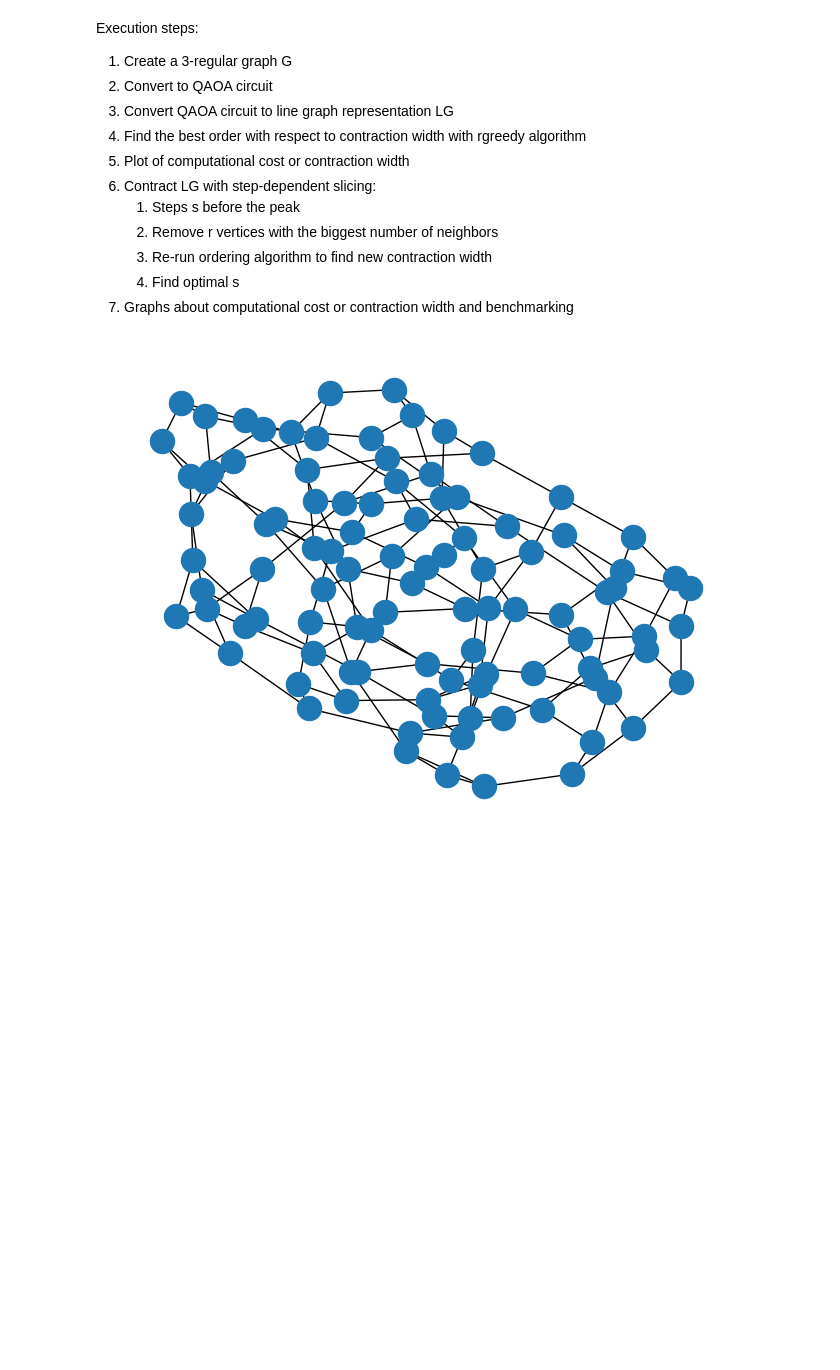
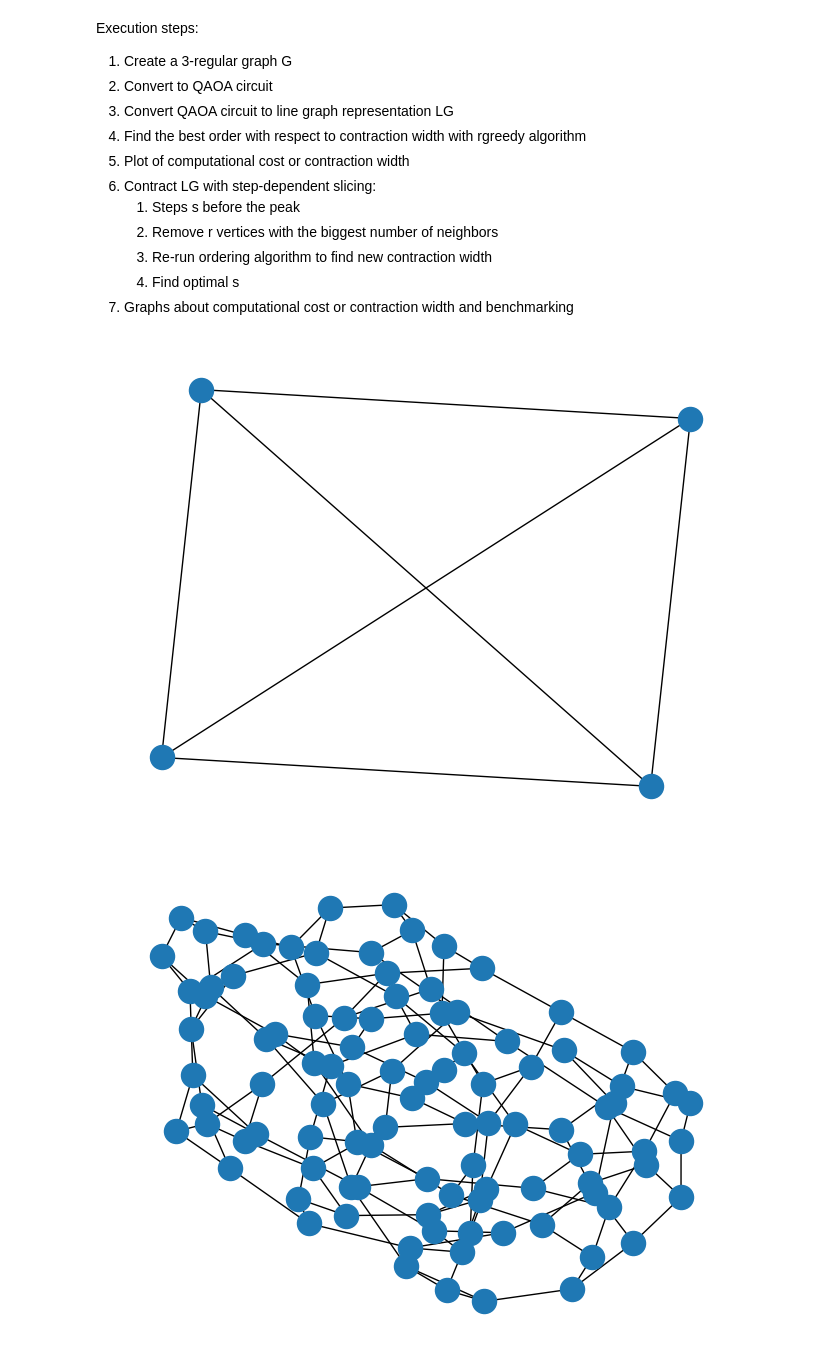
Before and after one commit to richardm1234/stepDependentSlicing_AQC, a Jupyter notebook: demo.ipynb, the cells around one changed output. Saved outputs shown, nothing was run; the diff lists cells and outputs as text; code cells hidden in the pictures; blank space fills up the shorter version.

Commit message:
slight demo changes: importing graph as g and some plotting and print statements

```diff
--- a/demo.ipynb
+++ b/demo.ipynb
@@ -18,3 +17,8 @@ import math
+# %%
+G = g.createGraph(4)
+nx.draw(G)
+# %% [output]
+[figure, added]
 # %%
 G = g.createGraph(100)
 nx.draw(G)
```
Also changed, not shown: parts of 2 cells of this notebook.
